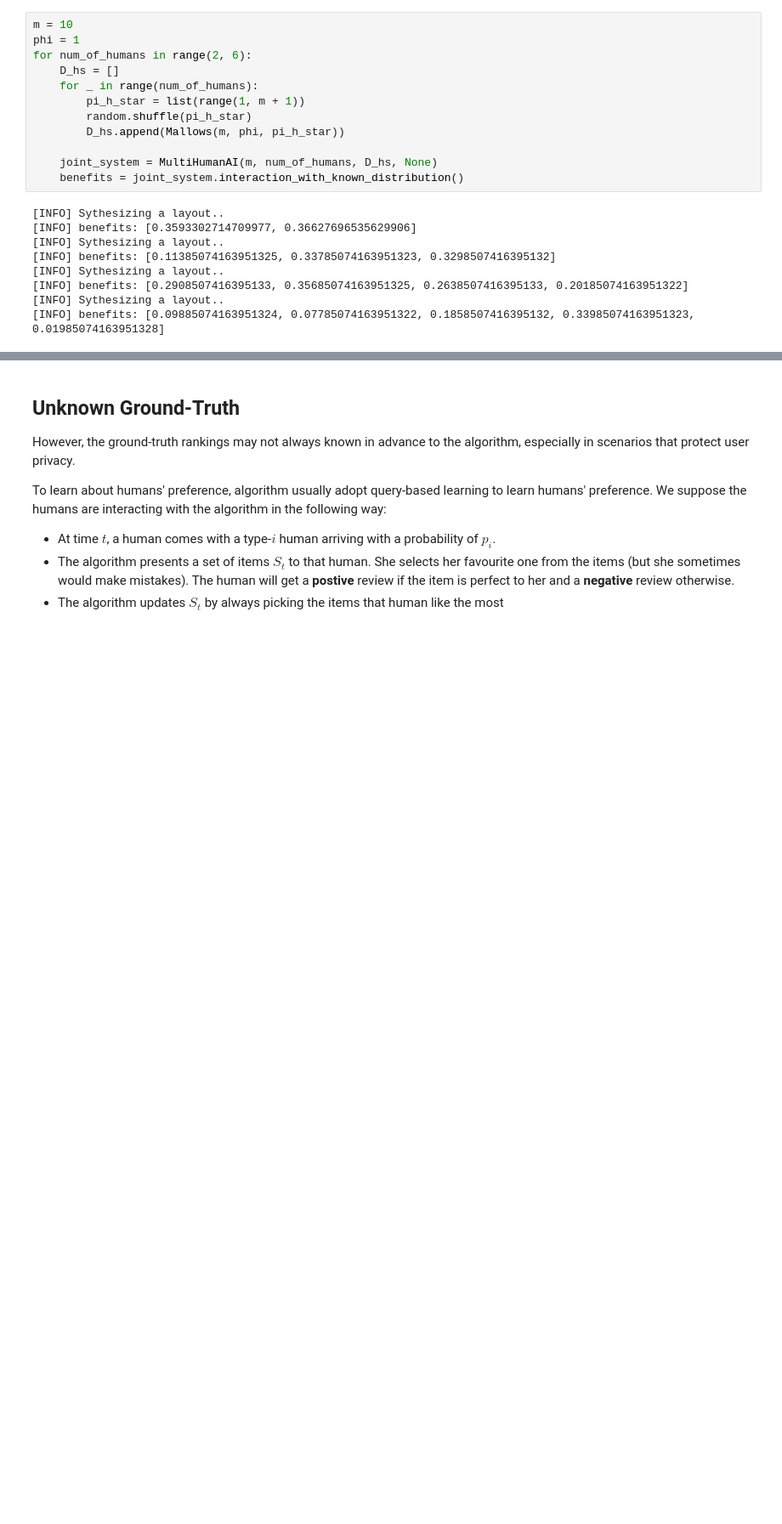
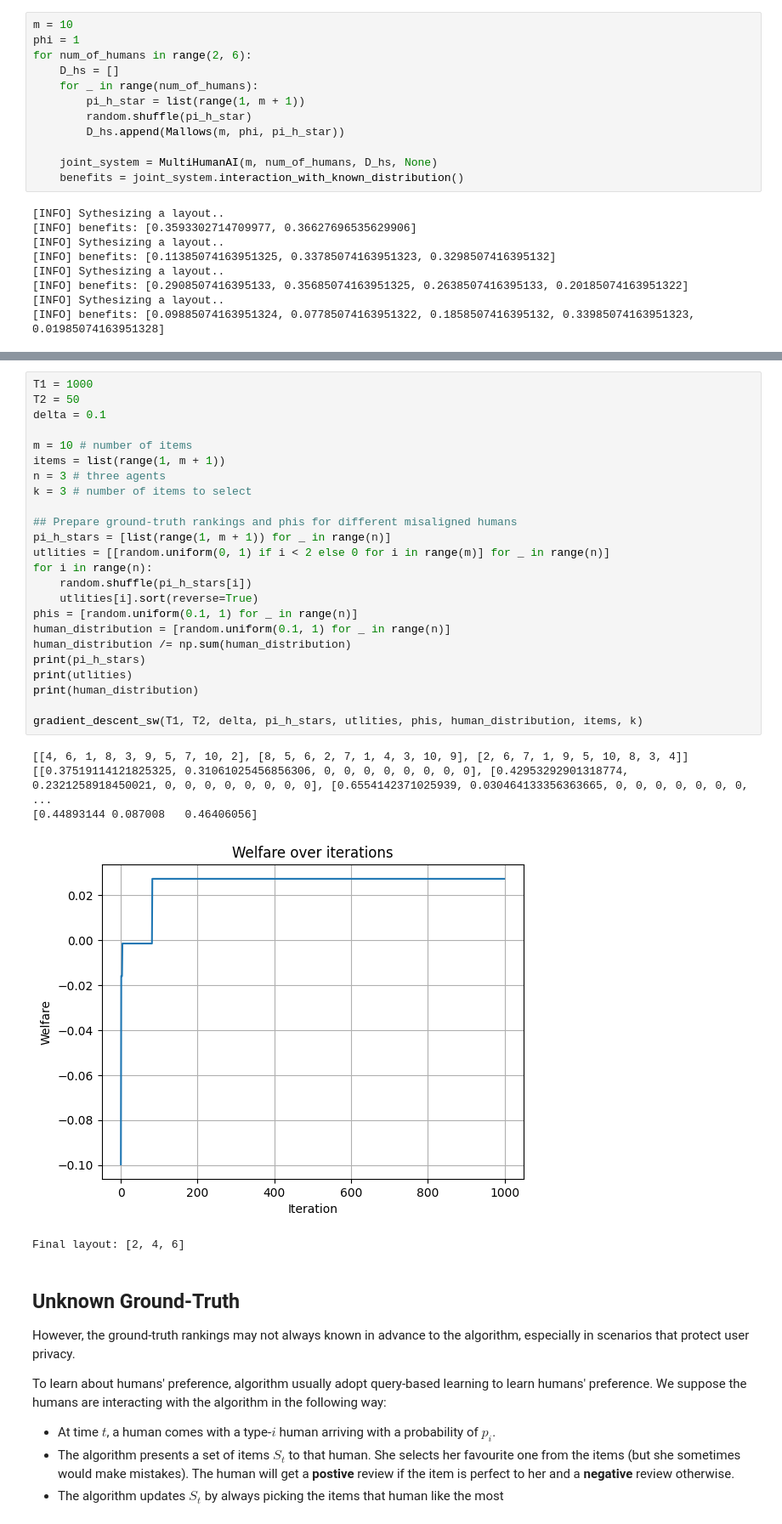
Before and after one commit to sjxer723/Two-List-Problem, a Jupyter notebook: layout.ipynb, the cells around one changed output, grey strips where cells are left out. Shown at 85% size. Drawn from its saved outputs; the diff is of its cells as text; blank space fills up the shorter version.

```diff
--- a/layout.ipynb
+++ b/layout.ipynb
@@ -46,3 +173,33 @@ for num_of_humans in range(2, 6):
+# %%
+T1 = 1000
+T2 = 50
+delta = 0.1
+
+m = 10 # number of items
+items = list(range(1, m + 1))
+n = 3 # three agents
+k = 3 # number of items to select
+
+## Prepare ground-truth rankings and phis for different misaligned humans
+pi_h_stars = [list(range(1, m + 1)) for _ in range(n)]
+utlities = [[random.uniform(0, 1) if i < 2 else 0 for i in range(m)] for _ in range(n)]
+for i in range(n):
+    random.shuffle(pi_h_stars[i])
+    utlities[i].sort(reverse=True)
+phis = [random.uniform(0.1, 1) for _ in range(n)]
+human_distribution = [random.uniform(0.1, 1) for _ in range(n)]
+human_distribution /= np.sum(human_distribution)
+print(pi_h_stars)
+print(utlities)
+print(human_distribution)
+
+gradient_descent_sw(T1, T2, delta, pi_h_stars, utlities, phis, human_distribution, items, k)
+# %% [output]
+[[4, 6, 1, 8, 3, 9, 5, 7, 10, 2], [8, 5, 6, 2, 7, 1, 4, 3, 10, 9], [2, 6, 7, 1, 9, 5, 10, 8, 3, 4]]
+[[0.37519114121825325, 0.31061025456856306, 0, 0, 0, 0, 0, 0, 0, 0], [0.42953292901318774, 0.2321258918450021, 0, 0, 0, 0, 0, 0, 0, 0], [0.6554142371025939, 0.030464133356363665, 0, 0, 0, 0, 0, 0, 0,  ...
+[0.44893144 0.087008   0.46406056]
+[figure, added]
+Final layout: [2, 4, 6]
 # %% [markdown]
 ## Unknown Ground-Truth
 
```
Also changed, not shown: parts of 5 cells of this notebook, 3 other files.
